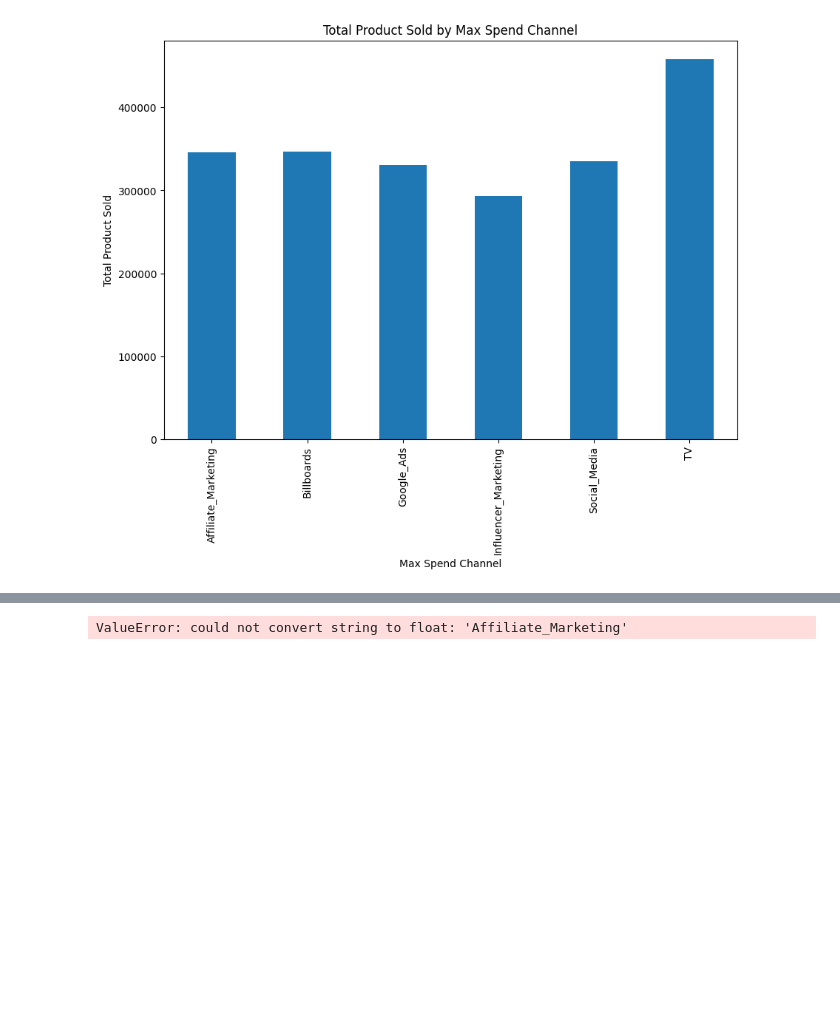
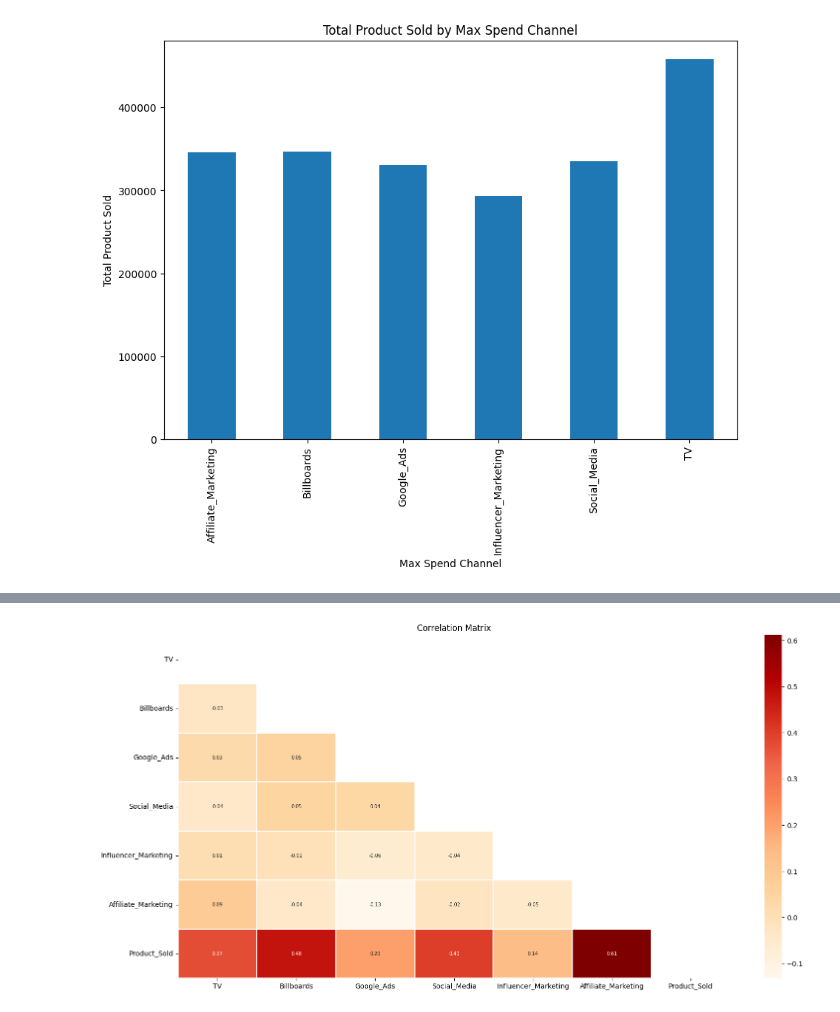
Before and after one commit to Zeth-Abney/Advertising-EDA, a Jupyter notebook: notebooks/product-advertising-eda.ipynb, the cells around one changed output, grey strips where cells are left out. Saved outputs shown, nothing was run; the diff lists cells and outputs as text; code cells hidden in the pictures; blank space fills up the shorter version.

Commit message:
Created correlation heatmap

```diff
--- a/notebooks/product-advertising-eda.ipynb
+++ b/notebooks/product-advertising-eda.ipynb
@@ -106,11 +103,18 @@ AttributeError: 'DataFrame' object has no attribute 'types'
-# %%
-# Compute the correlation matrix
-corr = df.corr()
-
-# Create the heatmap
-plt.figure(figsize=(10, 8))
-sns.heatmap(corr, annot=True, cmap='coolwarm')
-plt.title('Correlation Heatmap')
-plt.show()
-# %% [output]
-ValueError: could not convert string to float: 'Affiliate_Marketing'
+# %%
+def plot_corr_heatmap(data):
+    numeric_data = data.select_dtypes(include=['float64', 'int64'])
+    corr= numeric_data.corr()
+    mask = np.triu(np.ones_like(corr, dtype=bool))
+
+    plt.figure(figsize=(18, 9))
+    sns.heatmap(corr, cmap="OrRd", annot=True, fmt=".2f", linewidths=.33, annot_kws={"fontsize": "x-small"}, mask=mask)
+    plt.title("Correlation Matrix")
+
+
+# corr_train = train.copy()
+# we must encode the categorical features for plotting
+# corr_train[cat_features + [target]] = corr_train[cat_features + [target]].apply(lambda x: x.astype('category').cat.codes)
+
+plot_corr_heatmap(df)
+# %% [output]
+[figure, added]
```
Also changed, not shown: parts of 1 cell of this notebook.
